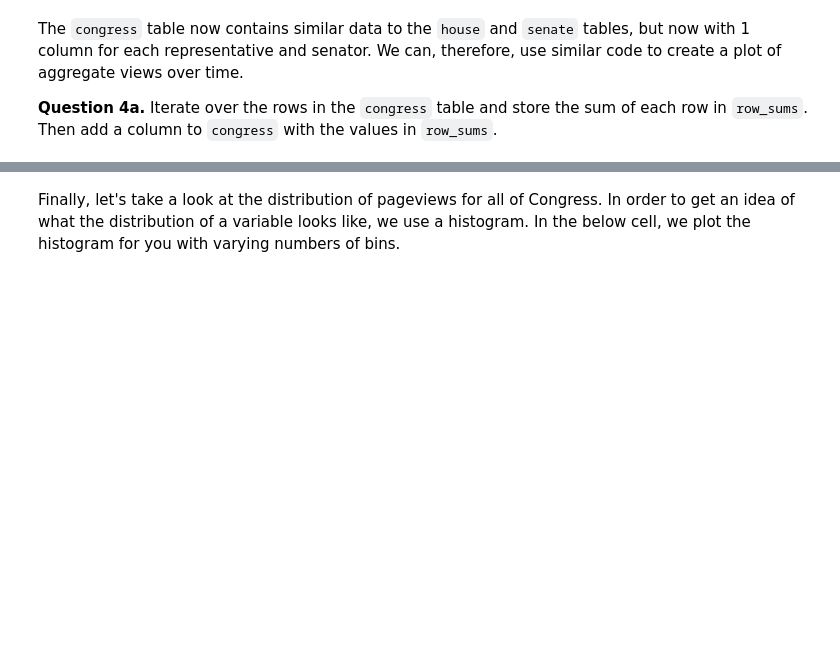
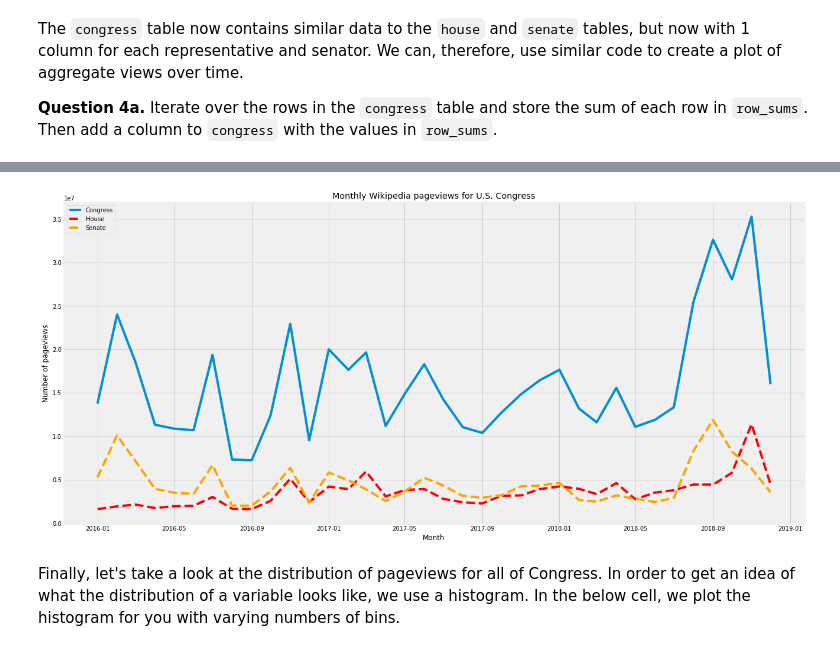
Before and after one commit to ls88-openscienceconnector/lab05-mashapaley, a Jupyter notebook: lab05.ipynb, the cells around one changed output, grey strips where cells are left out. Saved outputs shown, nothing was run; the diff lists cells and outputs as text; code cells hidden in the pictures; blank space fills up the shorter version.

```diff
--- a/lab05.ipynb
+++ b/lab05.ipynb
@@ -108,3 +146,9 @@ The `congress` table now contains similar data to the `house` and `senate` table
+# %%
+row_sums = make_array()
+for row in congress.drop('Month').rows:
+    row_sum = sum(row)
+    row_sums = np.append(row_sums, row_sum)
+congress['view sums'] = row_sums
 # %% [markdown]
 **Question 4b.** This time, create a line plot for the `congress`, `house`, and `senate` tables (all in the same plot). Use the same axis labels, but change the title to read `Monthly Wikipedia pageviews for U.S. Congress`. Use dashed lines for the `house` and `senate` tables and include a legend in your plot; it should look like this:
 
@@ -116,3 +156,15 @@ plt.figure(figsize=[20, 10])
+# %%
+plt.figure(figsize=[20, 10])
+plt.plot(congress.column('Month'), congress.column('view sums'), label = "Congress")
+plt.plot(congress.column('Month'), house.column('view sums'), linestyle = "dashed", color = "red", label = "House")
+plt.plot(congress.column('Month'), senate.column('view sums'), linestyle = "dashed", color = "orange", label = "Senate")
+plt.legend()
+
+plt.title("Monthly Wikipedia pageviews for U.S. Congress")
+plt.xlabel("Month")
+plt.ylabel("Number of pageviews");
+# %% [output]
+[figure, added]
 # %% [markdown]
 Finally, let's take a look at the distribution of pageviews for all of Congress. In order to get an idea of what the distribution of a variable looks like, we use a histogram. In the below cell, we plot the histogram for you with varying numbers of bins.
 # %%
```
Also changed, not shown: parts of 20 cells of this notebook.
